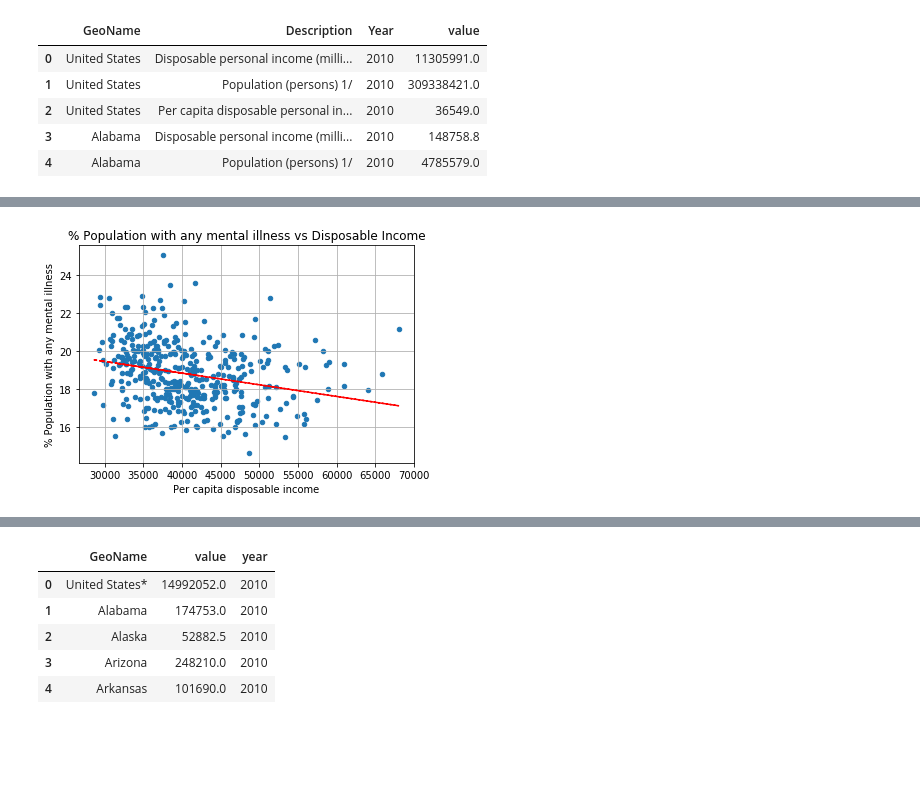
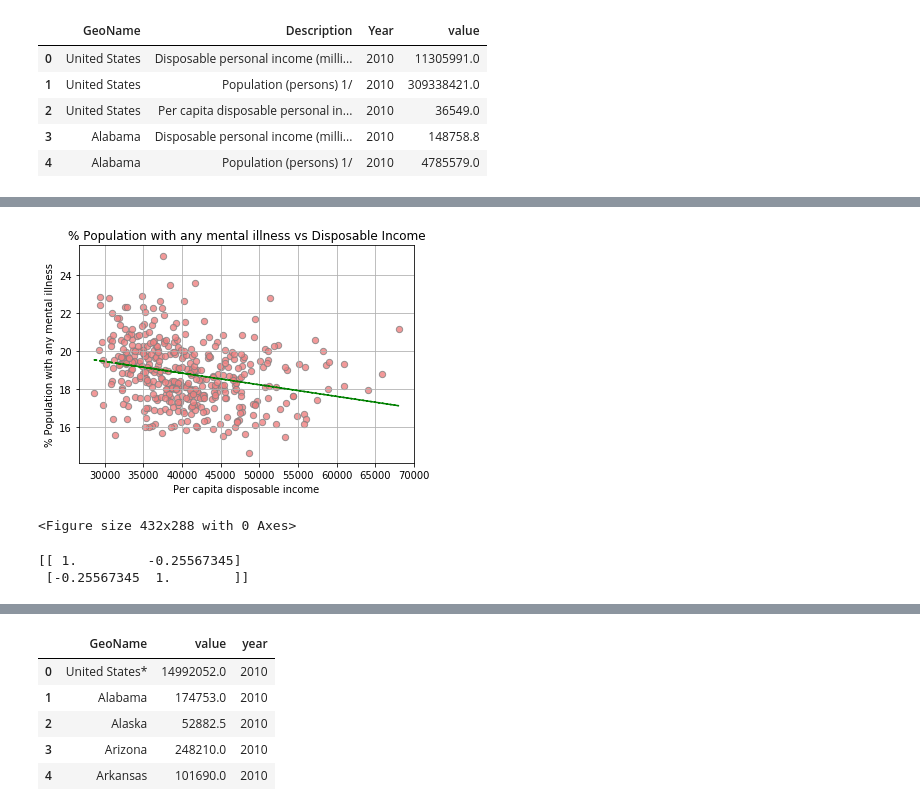
Before and after one commit to brian-e-haley/Mental_health_US, a Jupyter notebook: Bin/MentalHealth_Suicide_Income_Mukta.ipynb, the cells around one changed output, grey strips where cells are left out. Drawn from its saved outputs; the diff is of its cells as text; code cells hidden in the pictures; blank space fills up the shorter version.

Commit message:
Updated charts and statistical analysis

```diff
--- a/Bin/MentalHealth_Suicide_Income_Mukta.ipynb
+++ b/Bin/MentalHealth_Suicide_Income_Mukta.ipynb
@@ -177,15 +182,34 @@ df_illness_income.head()
 # %%
 #scatter plot-all years together
 
-scatter_ill_inc=df_illness_income.plot.scatter(x='value',y='estimate',grid=True,title='% Population with any mental illness vs Disposable Income')
+scatter_ill_inc=df_illness_income.plot.scatter(x='value',
+                                               y='estimate',
+                                               grid=True,
+                                               title='% Population with any mental illness vs Disposable Income',
+                                               color='lightcoral',
+                                               edgecolor='grey',
+                                               s=40,
+                                               alpha=.8)
 plt.xlabel('Per capita disposable income')
 plt.ylabel('% Population with any mental illness')
 
+#Trend line
+# z = np.polyfit(df_illness_income['value'], df_illness_income['estimate'], 1)
+# p = np.poly1d(z)
+# plt.plot(df_illness_income['value'],p(df_illness_income['value']),"g--")
 
-z = np.polyfit(df_illness_income['value'], df_illness_income['estimate'], 1)
-p = np.poly1d(z)
-plt.plot(df_illness_income['value'],p(df_illness_income['value']),"r--")
+(slope, intercept, _, _, _) = linregress(df_illness_income['value'], df_illness_income['estimate'])
+fit = slope * df_illness_income['value'] + intercept
+plt.plot(df_illness_income['value'], fit, 'g--')
+plt.show()
 
-plt.show()
+plt.savefig("../Images/Mental Illness vs. Income.png")
 # %% [output]
-[figure, old version]
+[figure, new version]
+<Figure size 432x288 with 0 Axes>
+# %%
+#correlation coefficient between mental illness and income
+print(np.corrcoef(df_illness_income['value'], df_illness_income['estimate']))
+# %% [output]
+[[ 1.         -0.25567345]
+ [-0.25567345  1.        ]]
```
Also changed, not shown: parts of 10 cells of this notebook, 3 other files.
